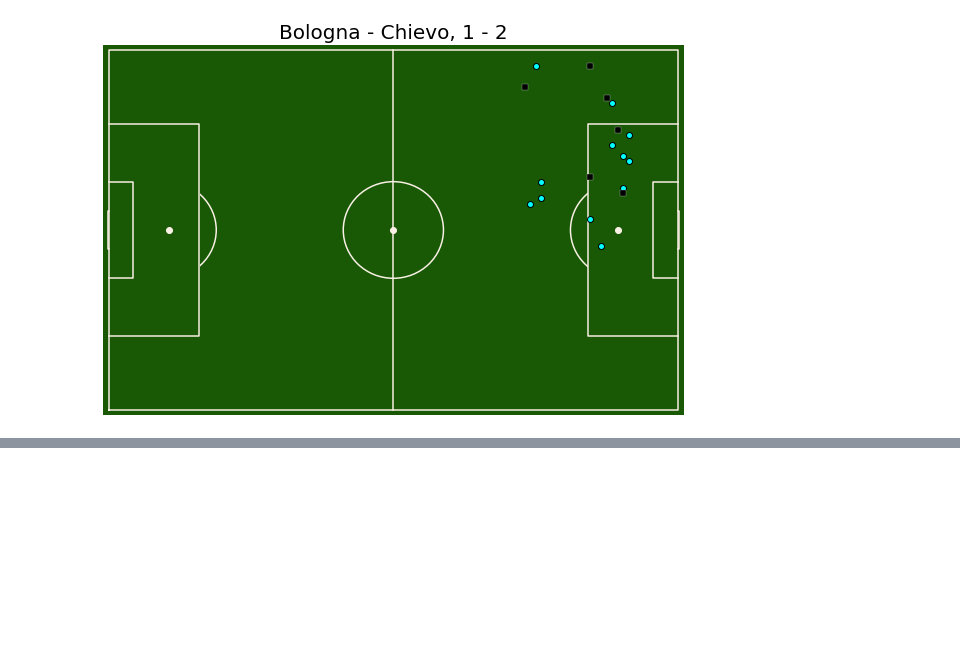
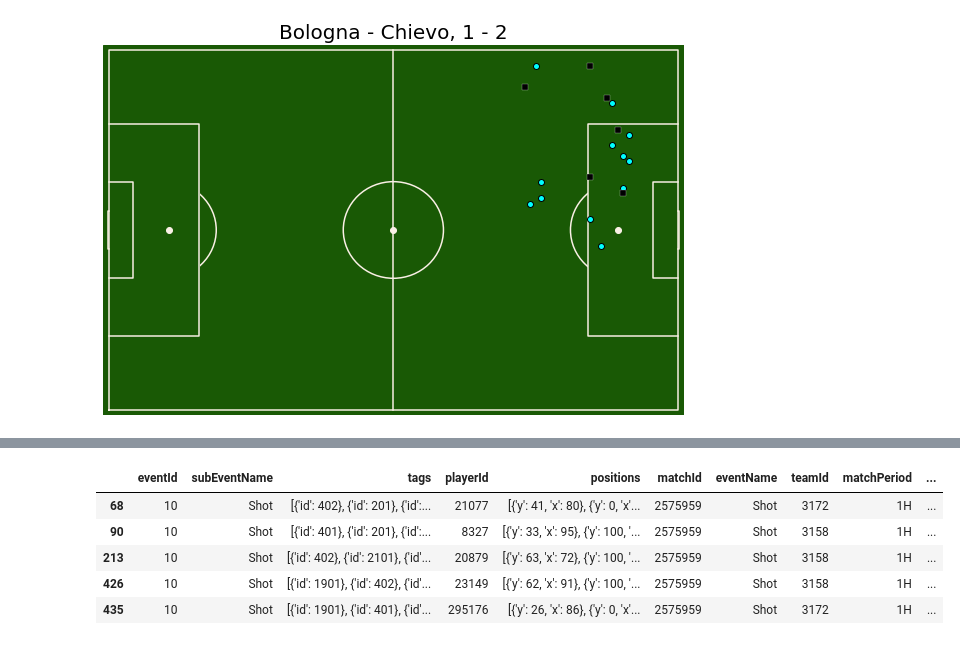
Before and after one commit to andysalitre/DSCI303-FinalProject, a Jupyter notebook: EDA/InitialAnalysis.ipynb, the cells around one changed output, grey strips where cells are left out. Saved outputs shown, nothing was run; the diff lists cells and outputs as text; code cells hidden in the pictures; blank space fills up the shorter version.

```diff
--- a/EDA/InitialAnalysis.ipynb
+++ b/EDA/InitialAnalysis.ipynb
@@ -347,0 +379,9 @@ df_team_2_shots
+# %%
+eventsDf.head()
+# %% [output]
+|  | eventId | subEventName | tags | playerId | positions | matchId | eventName | teamId | matchPeriod | ... |
+| 68 | 10 | Shot | [{'id': 402}, {'id': 201}, {'id':... | 21077 | [{'y': 41, 'x': 80}, {'y': 0, 'x'... | 2575959 | Shot | 3172 | 1H | ... |
+| 90 | 10 | Shot | [{'id': 401}, {'id': 201}, {'id':... | 8327 | [{'y': 33, 'x': 95}, {'y': 100, '... | 2575959 | Shot | 3158 | 1H | ... |
+| 213 | 10 | Shot | [{'id': 402}, {'id': 2101}, {'id'... | 20879 | [{'y': 63, 'x': 72}, {'y': 100, '... | 2575959 | Shot | 3158 | 1H | ... |
+| 426 | 10 | Shot | [{'id': 1901}, {'id': 402}, {'id'... | 23149 | [{'y': 62, 'x': 91}, {'y': 100, '... | 2575959 | Shot | 3158 | 1H | ... |
+| 435 | 10 | Shot | [{'id': 1901}, {'id': 401}, {'id'... | 295176 | [{'y': 26, 'x': 86}, {'y': 0, 'x'... | 2575959 | Shot | 3172 | 1H | ... |
```
Also changed, not shown: parts of 11 cells of this notebook.
